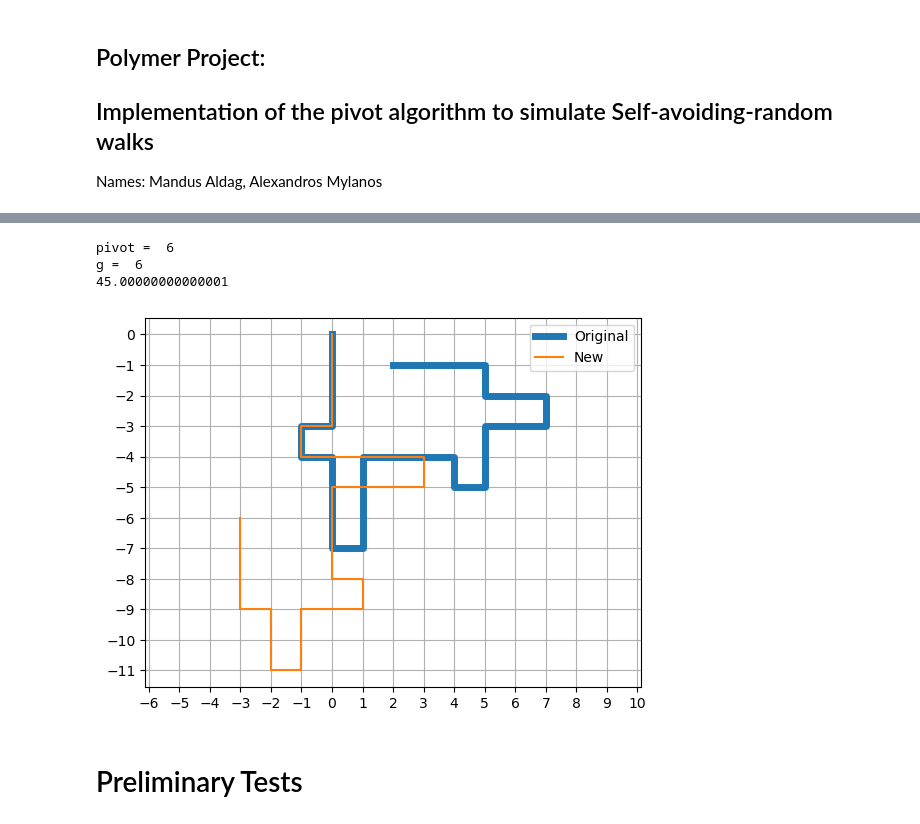
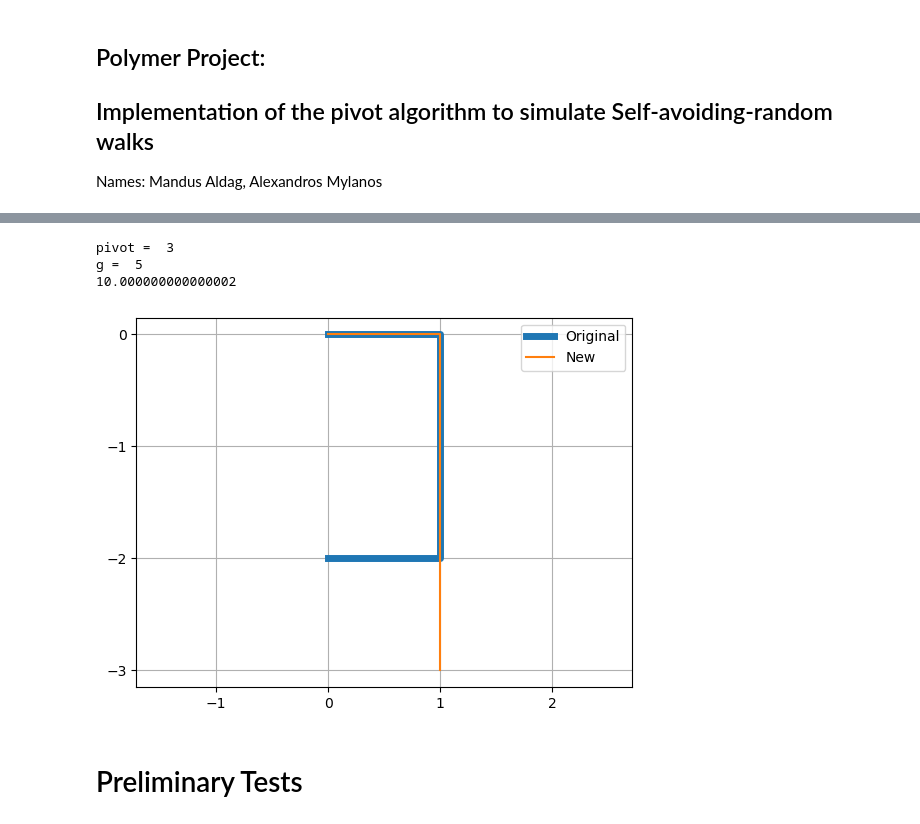
Before and after one commit to mandus24/ComputationalPhysics, a Jupyter notebook: polymer/polymer.ipynb, the cells around one changed output, grey strips where cells are left out. Drawn from its saved outputs; the diff is of its cells as text; code cells hidden in the pictures.

```diff
--- a/polymer/polymer.ipynb
+++ b/polymer/polymer.ipynb
@@ -207,24 +218,24 @@ def binning_analyis(data,kmax):
     τ = 0.5*((error_est[-1]/error_est[0])**2-1)
     return error_est, int(np.ceil(τ))
 # %%
-test = initial_SAW(30)
+test = initial_SAW(5)
 debug = 1
 plt.plot(test[0,:],test[1,:],linewidth=5,label="Original")
 new = pivot_step(test)
 print(squared_end_to_end(new))
 plt.plot(new[0,:],new[1,:],label="New")
 ax = plt.gca()
 ax.xaxis.set_major_locator(MultipleLocator(1))  # X ticks every 1 unit
 ax.yaxis.set_major_locator(MultipleLocator(1))
 plt.axis("equal")
 plt.legend()
 plt.grid()
 plt.show()
 # %% [output]
-pivot =  6
-g =  6
-45.00000000000001
+pivot =  3
+g =  5
+10.000000000000002
-[figure, old version]
+[figure, new version]
 # %% [markdown]
 # Preliminary Tests
 # %%
```
Also changed, not shown: parts of 5 cells of this notebook.
